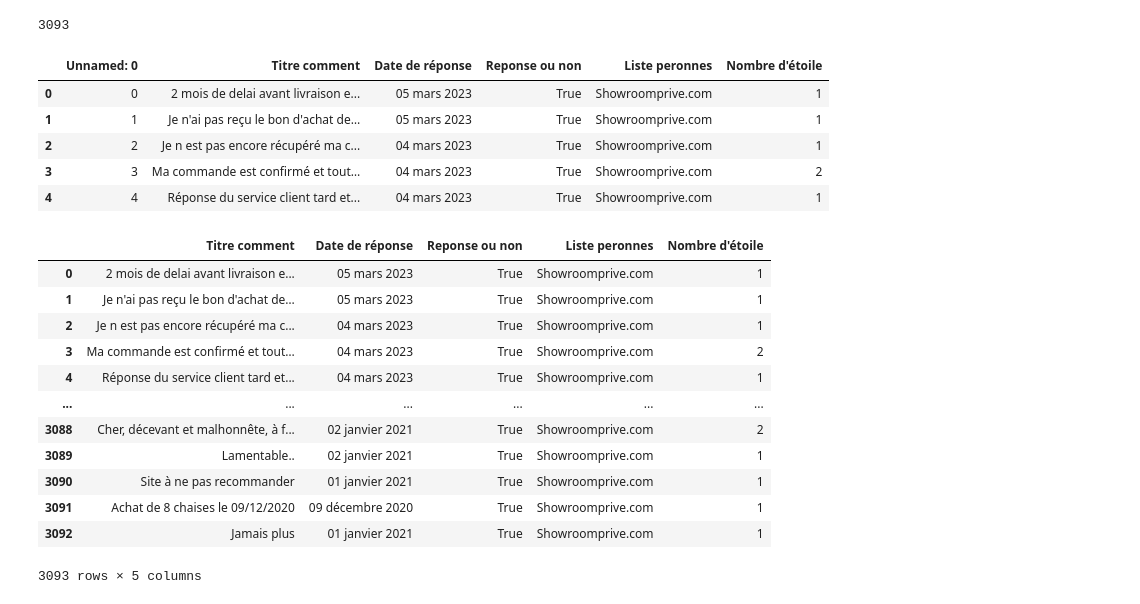
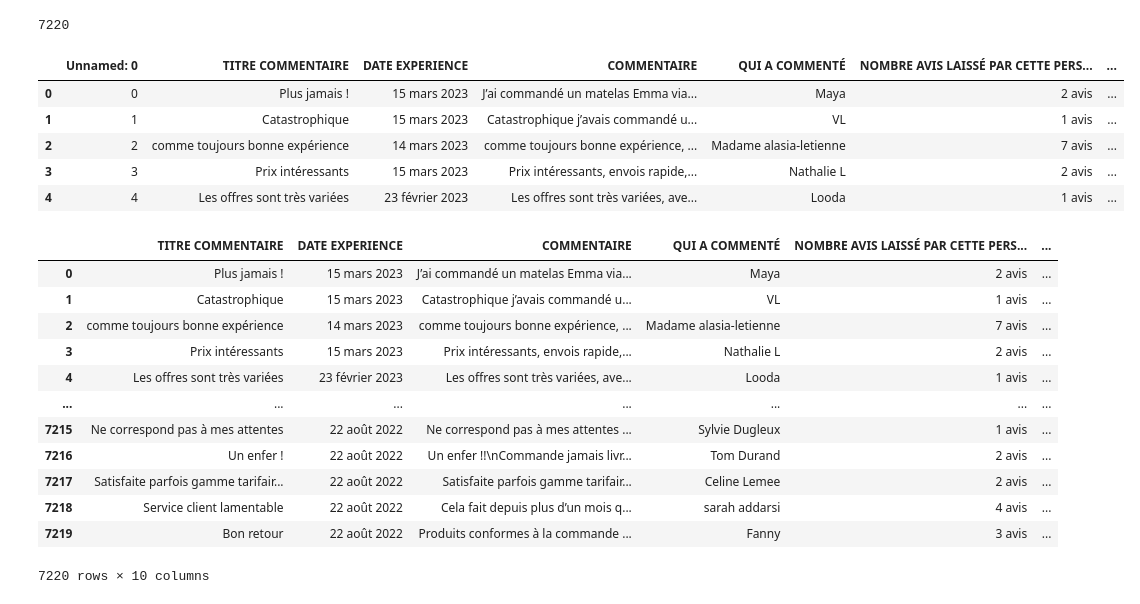
Before and after one commit to LudoENMA/Projet_Satisfaction_Client, a Jupyter notebook: sprint_3/analyse_de_sentiments.ipynb, the cells around one changed output. Drawn from its saved outputs; the diff is of its cells as text; code cells hidden in the pictures.

```diff
--- a/sprint_3/analyse_de_sentiments.ipynb
+++ b/sprint_3/analyse_de_sentiments.ipynb
@@ -1,55 +1,55 @@
 # %%
 import pandas as pd
 import numpy as np
 import matplotlib.pyplot as plt
 import pandas as pd
 import numpy as np
 import warnings
 warnings.filterwarnings('ignore')
 from sklearn.model_selection import train_test_split
 from sklearn.preprocessing import StandardScaler
 from sklearn.preprocessing import LabelEncoder
 from sklearn.metrics import f1_score
 from sklearn.compose import ColumnTransformer
 from sklearn.pipeline import Pipeline
 import matplotlib.pyplot as plt
 %matplotlib inline
 
 # %matplotlib inline # ligne pour jupyter seulement
 
 import json
 import networkx as nx
 from nltk.tokenize import TweetTokenizer
 
 
-df = pd.read_csv('PART2_Infos_generales_Commentaire.csv', sep = ',')
+df = pd.read_csv('PART2_Infos_generales_Commentaire_complet.csv', sep = ',')
 
 print(len(df))
 
 df.head()
 # %% [output]
-3093
+7220
-|  | Unnamed: 0 | Titre comment | Date de réponse | Reponse ou non | Liste peronnes | Nombre d'étoile |
-| 0 | 0 | 2 mois de delai avant livraison e... | 05 mars 2023 | True | Showroomprive.com | 1 |
-| 1 | 1 | Je n'ai pas reçu le bon d'achat de… | 05 mars 2023 | True | Showroomprive.com | 1 |
-| 2 | 2 | Je n est pas encore récupéré ma c... | 04 mars 2023 | True | Showroomprive.com | 1 |
-| 3 | 3 | Ma commande est confirmé et tout… | 04 mars 2023 | True | Showroomprive.com | 2 |
-| 4 | 4 | Réponse du service client tard et... | 04 mars 2023 | True | Showroomprive.com | 1 |
+|  | Unnamed: 0 | TITRE COMMENTAIRE | DATE EXPERIENCE | COMMENTAIRE | QUI A COMMENTÉ | NOMBRE AVIS LAISSÉ PAR CETTE PERS... | ... |
+| 0 | 0 | Plus jamais ! | 15 mars 2023 | J’ai commandé un matelas Emma via... | Maya | 2 avis | ... |
+| 1 | 1 | Catastrophique | 15 mars 2023 | Catastrophique j’avais commandé u... | VL | 1 avis | ... |
+| 2 | 2 | comme toujours bonne expérience | 14 mars 2023 | comme toujours bonne expérience, ... | Madame alasia-letienne | 7 avis | ... |
+| 3 | 3 | Prix intéressants | 15 mars 2023 | Prix intéressants, envois rapide,... | Nathalie L | 2 avis | ... |
+| 4 | 4 | Les offres sont très variées | 23 février 2023 | Les offres sont très variées, ave... | Looda | 1 avis | ... |
 # %%
 # Suppression de Unamed
 
 df.drop('Unnamed: 0', axis = 1)
 # %% [output]
-|  | Titre comment | Date de réponse | Reponse ou non | Liste peronnes | Nombre d'étoile |
-| 0 | 2 mois de delai avant livraison e... | 05 mars 2023 | True | Showroomprive.com | 1 |
-| 1 | Je n'ai pas reçu le bon d'achat de… | 05 mars 2023 | True | Showroomprive.com | 1 |
-| 2 | Je n est pas encore récupéré ma c... | 04 mars 2023 | True | Showroomprive.com | 1 |
-| 3 | Ma commande est confirmé et tout… | 04 mars 2023 | True | Showroomprive.com | 2 |
-| 4 | Réponse du service client tard et... | 04 mars 2023 | True | Showroomprive.com | 1 |
-| ... | ... | ... | ... | ... | ... |
-| 3088 | Cher, décevant et malhonnête, à f... | 02 janvier 2021 | True | Showroomprive.com | 2 |
-| 3089 | Lamentable.. | 02 janvier 2021 | True | Showroomprive.com | 1 |
-| 3090 | Site à ne pas recommander | 01 janvier 2021 | True | Showroomprive.com | 1 |
-| 3091 | Achat de 8 chaises le 09/12/2020 | 09 décembre 2020 | True | Showroomprive.com | 1 |
-| 3092 | Jamais plus | 01 janvier 2021 | True | Showroomprive.com | 1 |
+|  | TITRE COMMENTAIRE | DATE EXPERIENCE | COMMENTAIRE | QUI A COMMENTÉ | NOMBRE AVIS LAISSÉ PAR CETTE PERS... | ... |
+| 0 | Plus jamais ! | 15 mars 2023 | J’ai commandé un matelas Emma via... | Maya | 2 avis | ... |
+| 1 | Catastrophique | 15 mars 2023 | Catastrophique j’avais commandé u... | VL | 1 avis | ... |
+| 2 | comme toujours bonne expérience | 14 mars 2023 | comme toujours bonne expérience, ... | Madame alasia-letienne | 7 avis | ... |
+| 3 | Prix intéressants | 15 mars 2023 | Prix intéressants, envois rapide,... | Nathalie L | 2 avis | ... |
+| 4 | Les offres sont très variées | 23 février 2023 | Les offres sont très variées, ave... | Looda | 1 avis | ... |
+| ... | ... | ... | ... | ... | ... | ... |
+| 7215 | Ne correspond pas à mes attentes | 22 août 2022 | Ne correspond pas à mes attentes ... | Sylvie Dugleux | 1 avis | ... |
+| 7216 | Un enfer ! | 22 août 2022 | Un enfer !!\nCommande jamais livr... | Tom Durand | 2 avis | ... |
+| 7217 | Satisfaite parfois gamme tarifair... | 22 août 2022 | Satisfaite parfois gamme tarifair... | Celine Lemee | 2 avis | ... |
+| 7218 | Service client lamentable | 22 août 2022 | Cela fait depuis plus d’un mois q... | sarah addarsi | 4 avis | ... |
+| 7219 | Bon retour | 22 août 2022 | Produits conformes à la commande ... | Fanny | 3 avis | ... |
-3093 rows × 5 columns
+7220 rows × 10 columns
```
Also changed, not shown: parts of 92 cells of this notebook, 1 other file.
